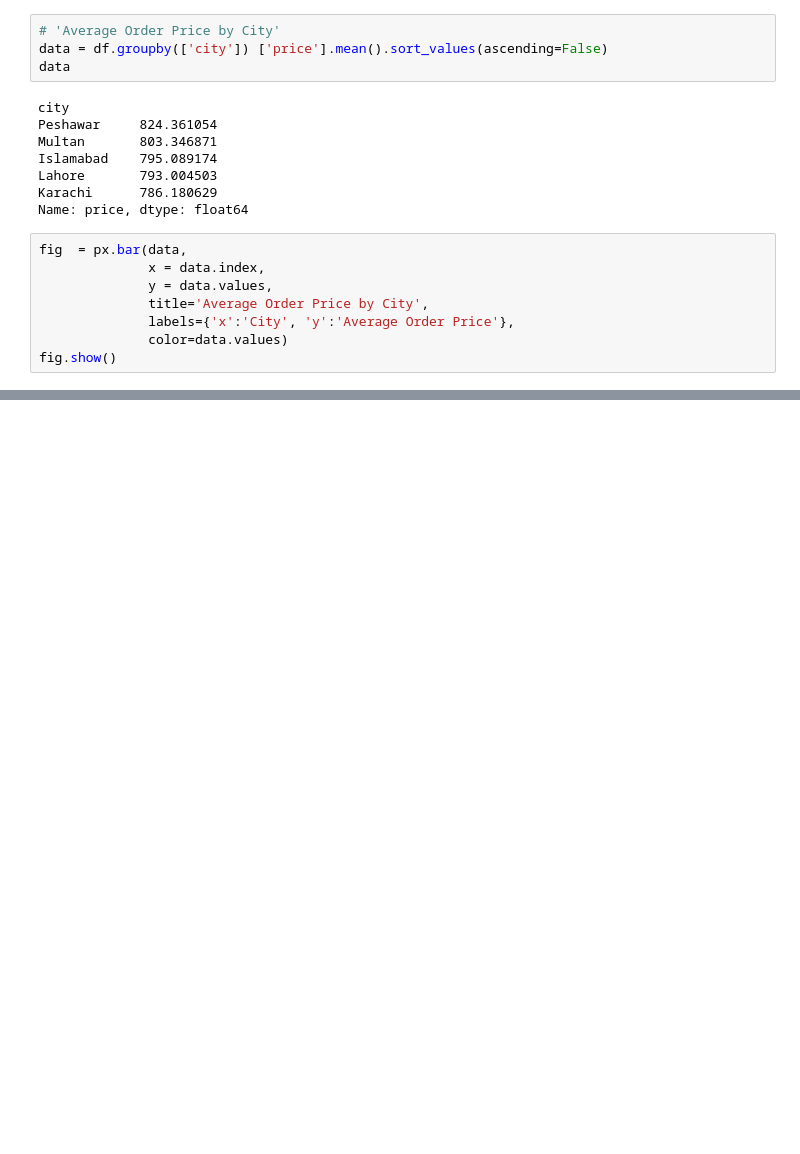
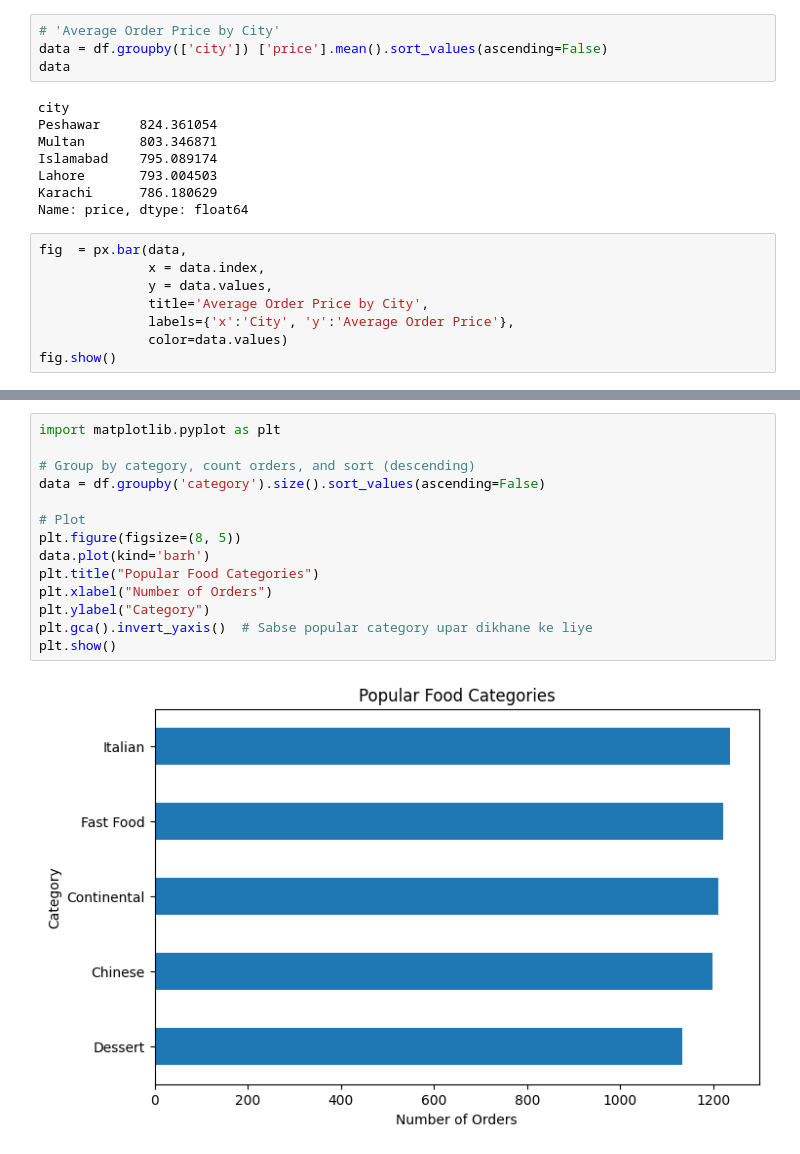
Before and after one commit to shahahmad-dev/Foodpanda-Analysis, a Jupyter notebook: food_panda_data_analysis.ipynb, the cells around one changed output, grey strips where cells are left out. Saved outputs shown, nothing was run; the diff lists cells and outputs as text; blank space fills up the shorter version.

```diff
--- a/food_panda_data_analysis.ipynb
+++ b/food_panda_data_analysis.ipynb
@@ -256,0 +297,16 @@ fig.show()
+# %%
+import matplotlib.pyplot as plt
+
+# Group by category, count orders, and sort (descending)
+data = df.groupby('category').size().sort_values(ascending=False)
+
+# Plot
+plt.figure(figsize=(8, 5))
+data.plot(kind='barh')
+plt.title("Popular Food Categories")
+plt.xlabel("Number of Orders")
+plt.ylabel("Category")
+plt.gca().invert_yaxis()  # Sabse popular category upar dikhane ke liye
+plt.show()
+# %% [output]
+[figure, added]
```
Also changed, not shown: parts of 7 cells of this notebook.
